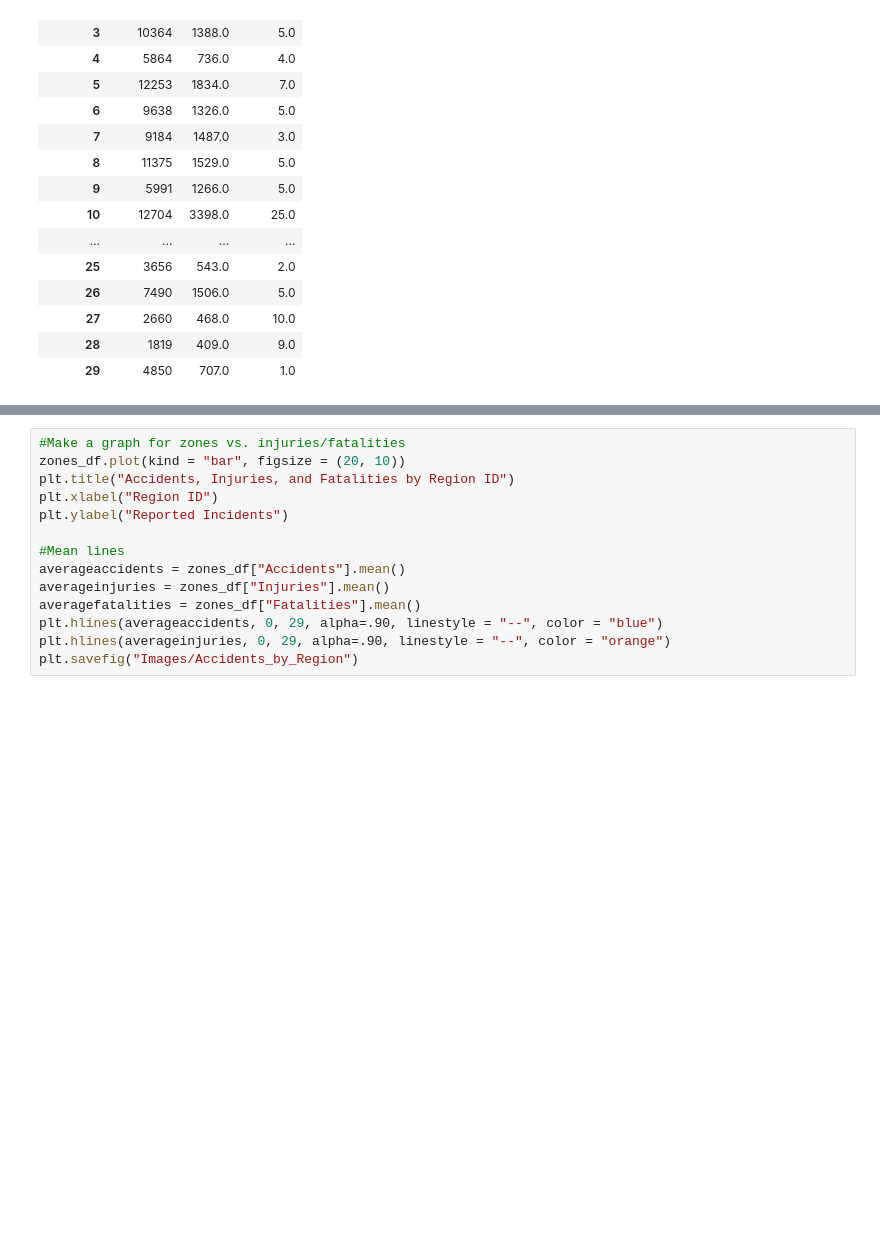
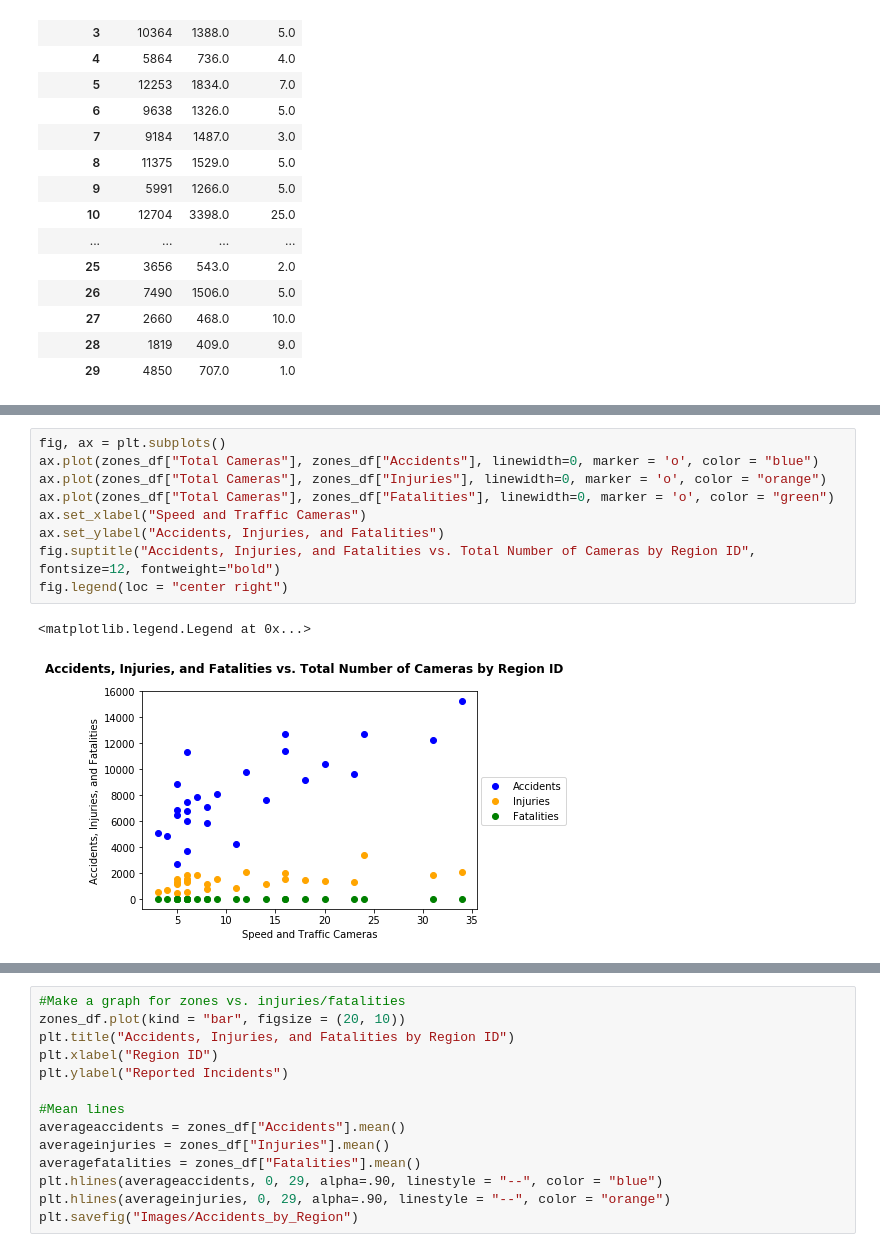
Before and after one commit to emharen/Project-One, a Jupyter notebook: CrashDataGraphs.ipynb, the cells around one changed output, grey strips where cells are left out. Cells and saved outputs as stored; diff of their text form; blank space fills up the shorter version.

```diff
--- a/CrashDataGraphs.ipynb
+++ b/CrashDataGraphs.ipynb
@@ -85,0 +145,12 @@ zones_df
+# %%
+fig, ax = plt.subplots()
+ax.plot(zones_df["Total Cameras"], zones_df["Accidents"], linewidth=0, marker = 'o', color = "blue")
+ax.plot(zones_df["Total Cameras"], zones_df["Injuries"], linewidth=0, marker = 'o', color = "orange")
+ax.plot(zones_df["Total Cameras"], zones_df["Fatalities"], linewidth=0, marker = 'o', color = "green")
+ax.set_xlabel("Speed and Traffic Cameras")
+ax.set_ylabel("Accidents, Injuries, and Fatalities")
+fig.suptitle("Accidents, Injuries, and Fatalities vs. Total Number of Cameras by Region ID", fontsize=12, fontweight="bold")
+fig.legend(loc = "center right")
+# %% [output]
+<matplotlib.legend.Legend at 0x...>
+[figure, added]
```
Also changed, not shown: parts of 13 cells of this notebook, 4 other files.
